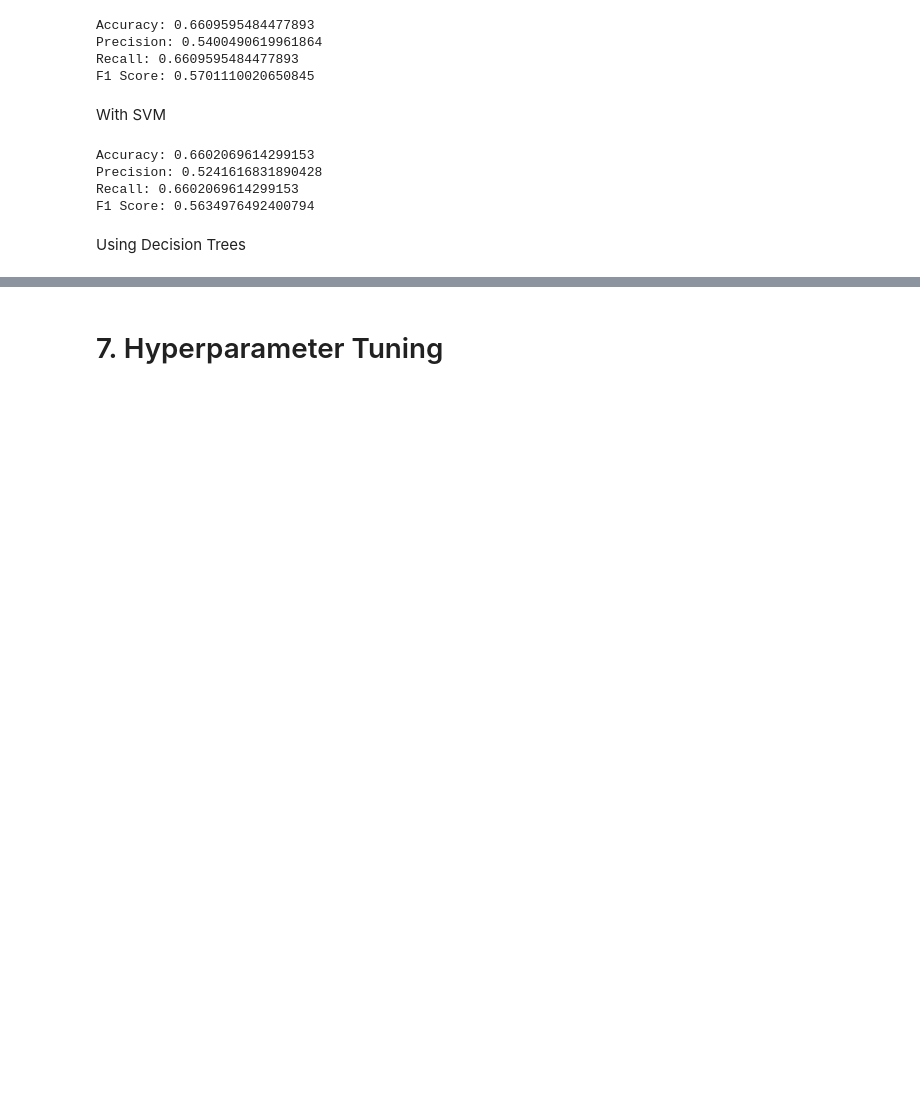
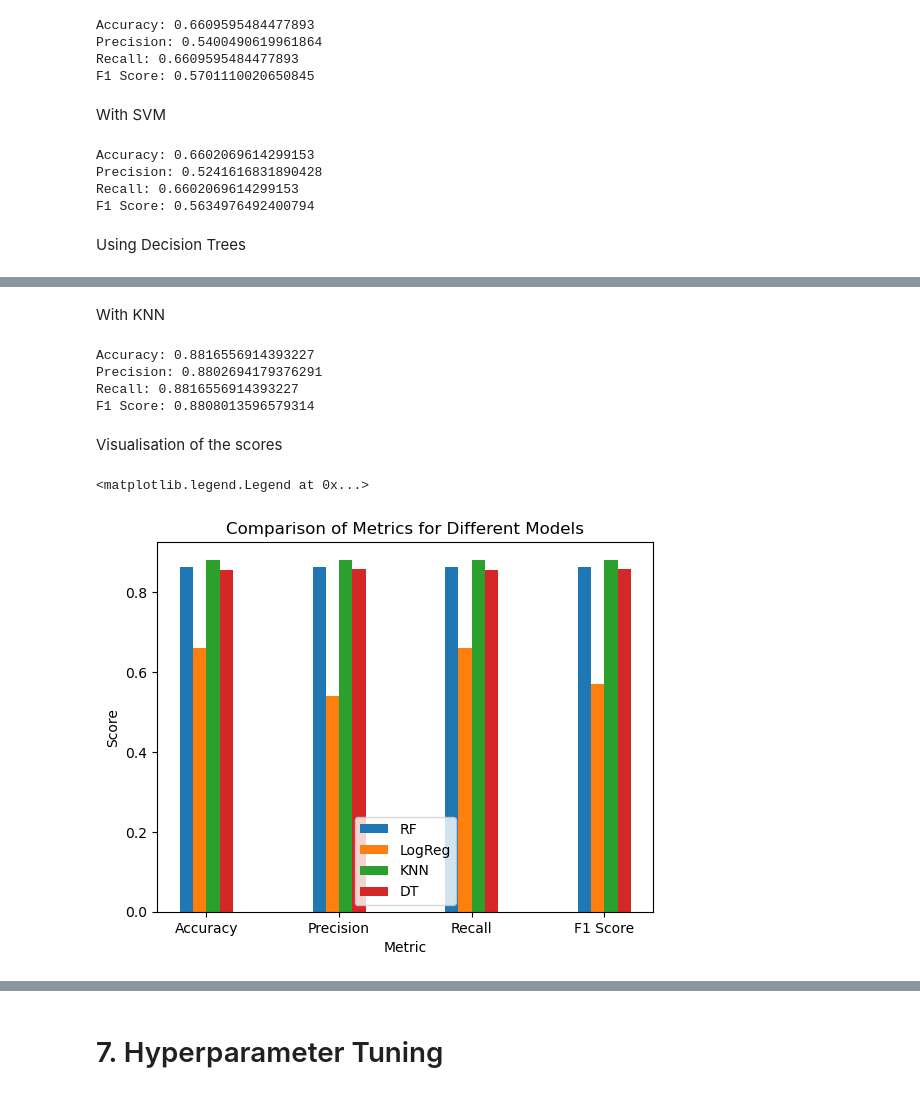
Before and after one commit to kohlerch/G4C-Project, a Jupyter notebook: Project/big-cities-health/Deaths.ipynb, the cells around one changed output, grey strips where cells are left out. Saved outputs shown, nothing was run; the diff lists cells and outputs as text; code cells hidden in the pictures; blank space fills up the shorter version.

```diff
--- a/Project/big-cities-health/Deaths.ipynb
+++ b/Project/big-cities-health/Deaths.ipynb
@@ -593,5 +605,6 @@ Now we use **Random Forest** to train our model
 # %%
 X_train, X_test, y_train, y_test = train_test_split(X, y, test_size=0.2, random_state=42)
 # %%
+RF = RandomForestClassifier()
 RF.fit(X_train, y_train)
 y_pred_RF = RF.predict(X_test)
@@ -708,0 +714,51 @@ F1 Score: 0.8572205820143144
+# %% [markdown]
+With KNN
+# %%
+knn = KNeighborsClassifier(n_neighbors=5)
+
+knn.fit(X_train, y_train)
+
+y_pred_knn = knn.predict(X_test)
+# %%
+accuracy_knn, precision_knn, recall_knn, f1_knn = scores(y_test, y_pred_knn)
+
+print(f"Accuracy: {accuracy_knn}")
+print(f"Precision: {precision_knn}")
+print(f"Recall: {recall_knn}")
+print(f"F1 Score: {f1_knn}")
+# %% [output]
+Accuracy: 0.8816556914393227
+Precision: 0.8802694179376291
+Recall: 0.8816556914393227
+F1 Score: 0.8808013596579314
+# %% [markdown]
+Visualisation of the scores
+# %%
+model_names = ['RF', 'LogReg', 'KNN', 'DT']
+accuracy_scores = [accuracy_RF, accuracy_LogReg, accuracy_knn, accuracy_DT]
+precision_scores = [precision_RF, precision_LogReg, precision_knn, precision_DT]
+recall_scores = [recall_RF, recall_LogReg, recall_knn, recall_DT]
+f1_scores = [f1_RF, f1_LogReg, f1_knn, f1_DT]
+
+metric_names = ['Accuracy', 'Precision', 'Recall', 'F1 Score']
+# %%
+x = np.arange(len(metric_names))
+
+bar_width = 0.1
+
+fig, ax = plt.subplots()
+
+for i, model_name in enumerate(model_names):
+    model_scores = [accuracy_scores[i], precision_scores[i], recall_scores[i], f1_scores[i]]
+    bar_positions = x + (i * bar_width)
+    ax.bar(bar_positions, model_scores, bar_width, label=model_name)
+
+ax.set_xlabel('Metric')
+ax.set_ylabel('Score')
+ax.set_title('Comparison of Metrics for Different Models')
+ax.set_xticks(x + (bar_width * 1.5))
+ax.set_xticklabels(metric_names)
+ax.legend()
+# %% [output]
+<matplotlib.legend.Legend at 0x...>
+[figure, added]
```
Also changed, not shown: parts of 16 cells of this notebook.
